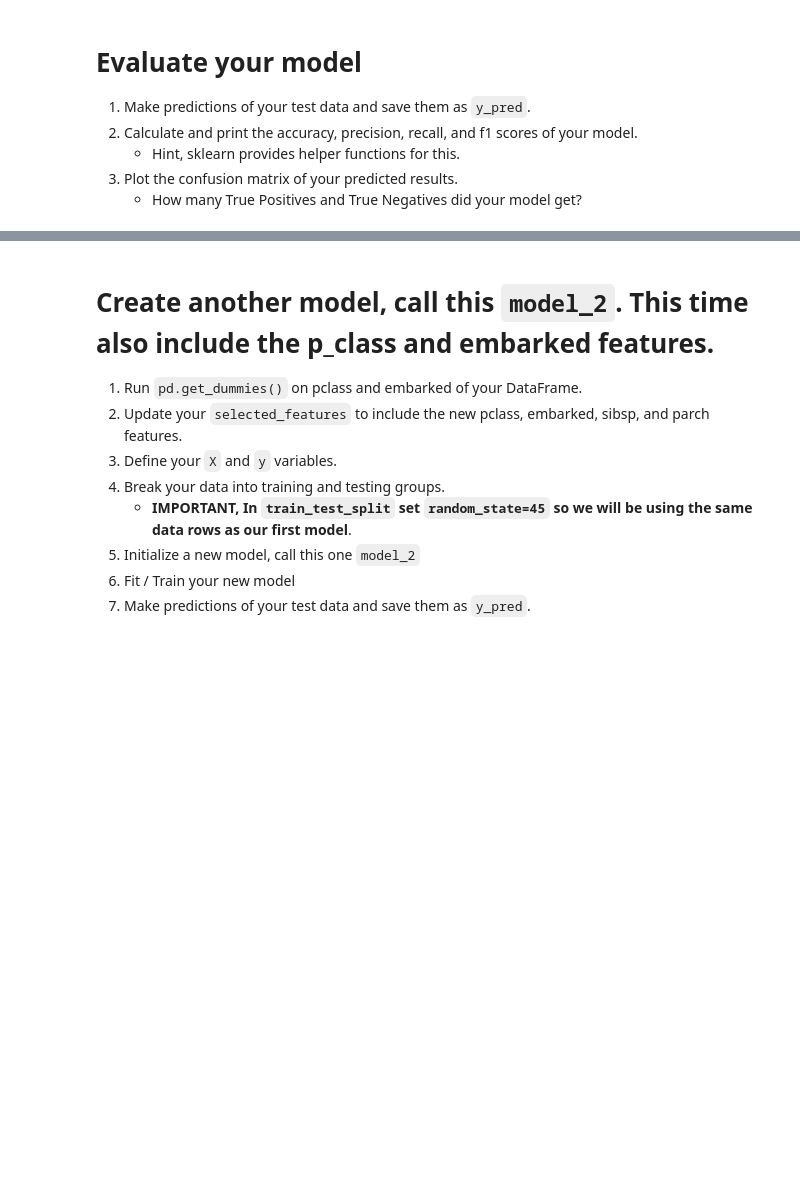
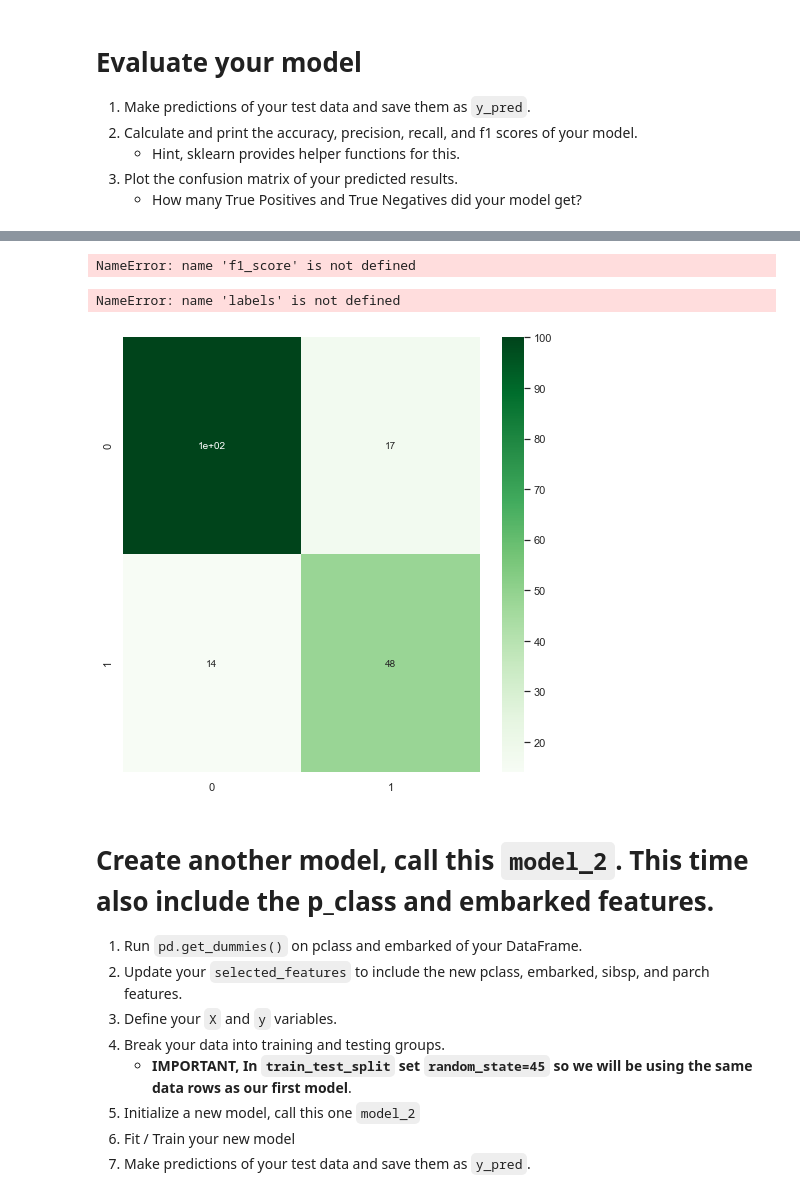
Before and after one commit to OmarMiah/2020-fall-data-science, a Jupyter notebook: Week4-ML-Intro-Classification/Exercise-Logistic-Regression.ipynb, the cells around one changed output, grey strips where cells are left out. Saved outputs shown, nothing was run; the diff lists cells and outputs as text; code cells hidden in the pictures; blank space fills up the shorter version.

```diff
--- a/Week4-ML-Intro-Classification/Exercise-Logistic-Regression.ipynb
+++ b/Week4-ML-Intro-Classification/Exercise-Logistic-Regression.ipynb
@@ -153,3 +161,5 @@ ValueError: could not convert string to float: 'male'
     * How many True Positives and True Negatives did your model get?
 # %%
 # 1. Make predictions of your test data and save them as `y_pred`.
+y_pred = model.predict(X_test)
+y_pred
@@ -156,28 +176,48 @@ ValueError: could not convert string to float: 'male'
 # %%
 # 2. Calculate and print the accuracy, precision, recall, and f1 scores of your model.
 
+
 # Calculate our accuracy
-accuracy = ???
+accuracy = accuracy_score(y_test, y_pred)
 
 # Calculate our precision score
-precision = ???
+precision = precision_score(y_test, y_pred)
 
 # Calculate our recall score
-recall = ???
+recall = recall_score(y_test, y_pred)
 
-f1 = ???
+f1 = f1_score(y_test, y_pred)
 
 # Print each of our scores to inspect performance.
 print("Accuracy Score: %f" % accuracy)
 print("Precision Score: %f" % precision)
 print("Recall Score: %f" % recall)
 print('F1 Score %f' % f1)
+# %% [output]
+NameError: name 'f1_score' is not defined
 # %%
 # 1. Plot a confusion matrix of your predicted results.
 import matplotlib.pyplot as plt
+
+cm = confusion_matrix(y_test, y_pred, labels=[0, 1])
+tn, fp, fn, tp = confusion_matrix(y_test, y_pred, labels=[0, 1]).ravel()
+
 fig = plt.figure(figsize=(8,8))
 plt.xlabel('Predicted')
 plt.ylabel('Actual');
+
+ax = sns.heatmap(cm, annot=True, cmap='Greens')
+ax.set_xticklabels(labels)
+ax.set_yticklabels(labels)
+
+
+print('true-negitive:', tn,
+      '\nfalse-positive:', fp,
+      '\nfalse-negative:', fn,
+      '\ntrue-positive:', tp )
+# %% [output]
+NameError: name 'labels' is not defined
+[figure, added]
 # %%
 # How many True Positives and True Negatives did your model get?
 print('??? True Negatives and ??? True Positives')
```
Also changed, not shown: parts of 4 cells of this notebook.
